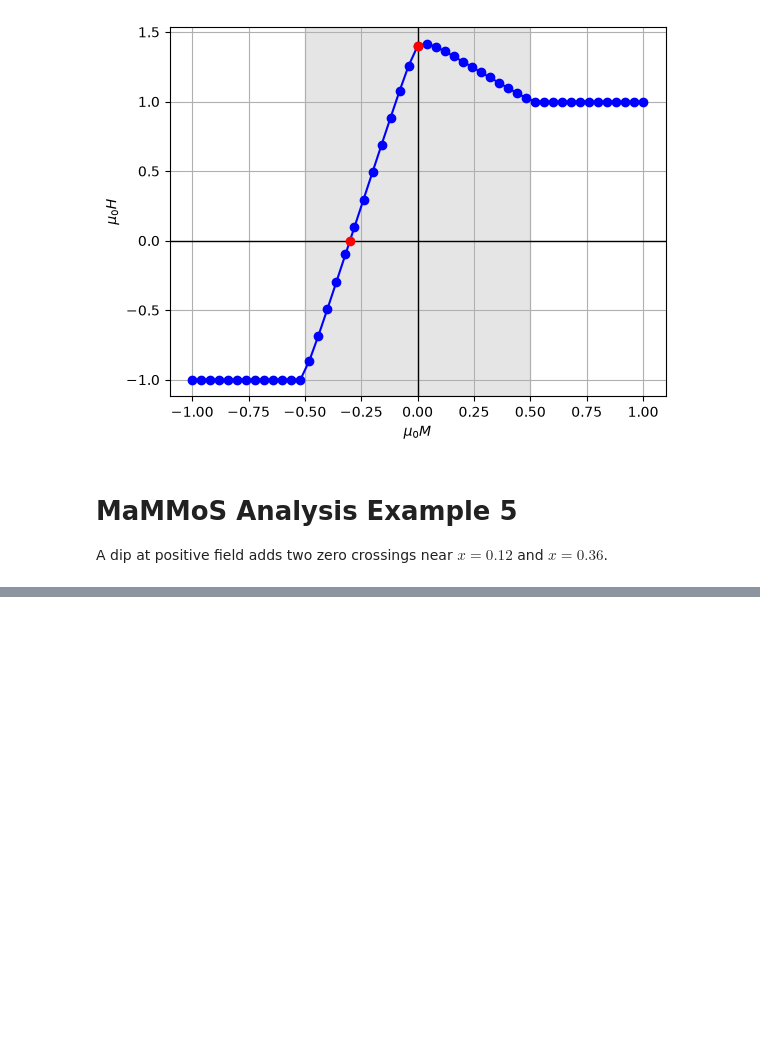
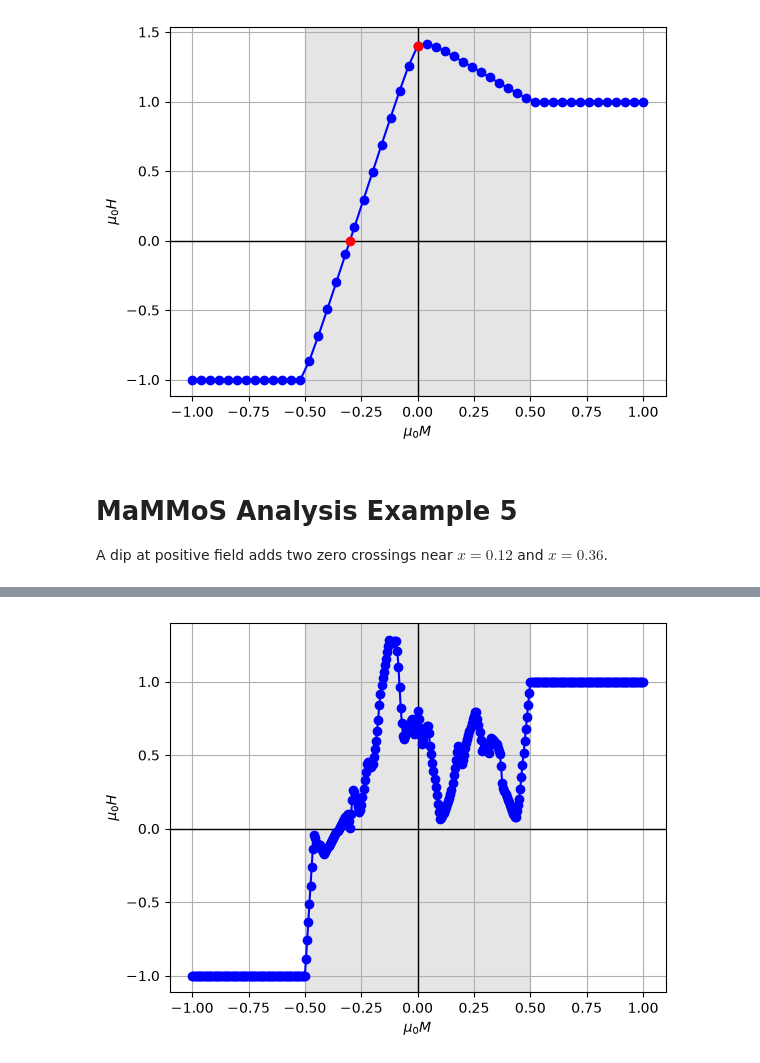
Before and after one commit to AdamsMP92/PolygonHysteresisModeller, a Jupyter notebook: notebooks/examples.ipynb, the cells around one changed output, grey strips where cells are left out. Drawn from its saved outputs; the diff is of its cells as text; code cells hidden in the pictures; blank space fills up the shorter version.

```diff
--- a/notebooks/examples.ipynb
+++ b/notebooks/examples.ipynb
@@ -190,0 +215,21 @@ MaximumEnergyProduct(2.667881233563761e-07 N / m2)
+# %%
+fuzzy = np.asarray(phm.fuzzy_line_anchors(
+    saturation_bounds, gain=1500, sigma=0.45, n_anchors=60, seed=42,
+))
+
+# Add the deviations from the saturation line to the reference branch.
+anchor_x = fuzzy[:, 0]
+sat_left, sat_right = saturation_bounds
+line_y = -1.0 + 2.0 * (anchor_x + sat_left) / (sat_left + sat_right)
+fuzzy[:, 1] += np.interp(anchor_x, x_ref, y_ref) - line_y
+
+x, y = phm.generate_polygon(
+    **curve_options,
+    anchorpoints=[Xc, Yr, *fuzzy],
+    apply_sine=False,
+    apply_mirror=False,
+)
+
+phm.plot_curve(x, y, saturation_bounds)
+# %% [output]
+[figure, added]
```
Also changed, not shown: parts of 23 cells of this notebook, 2 other files.
